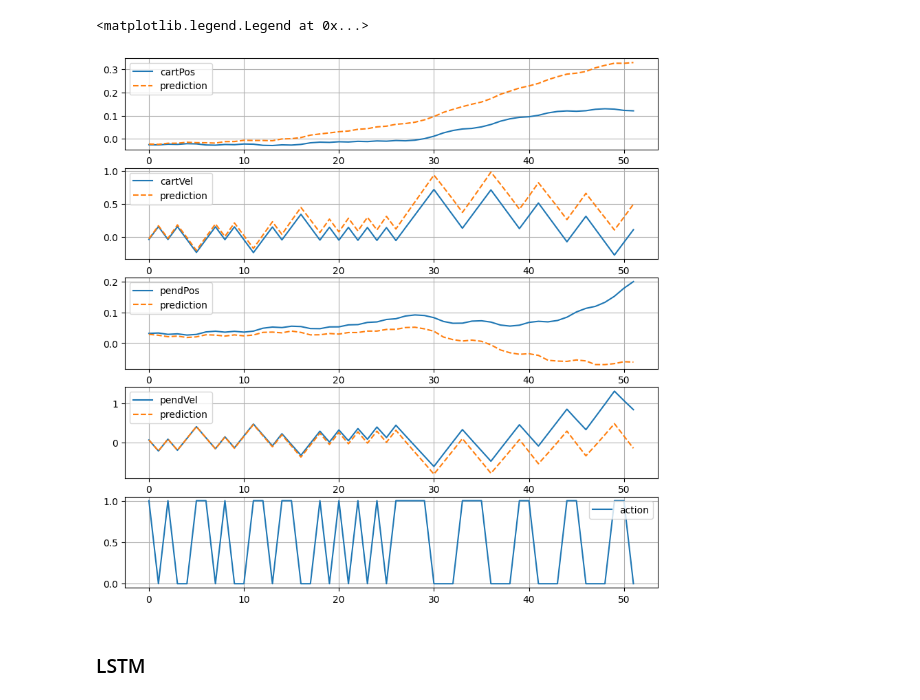
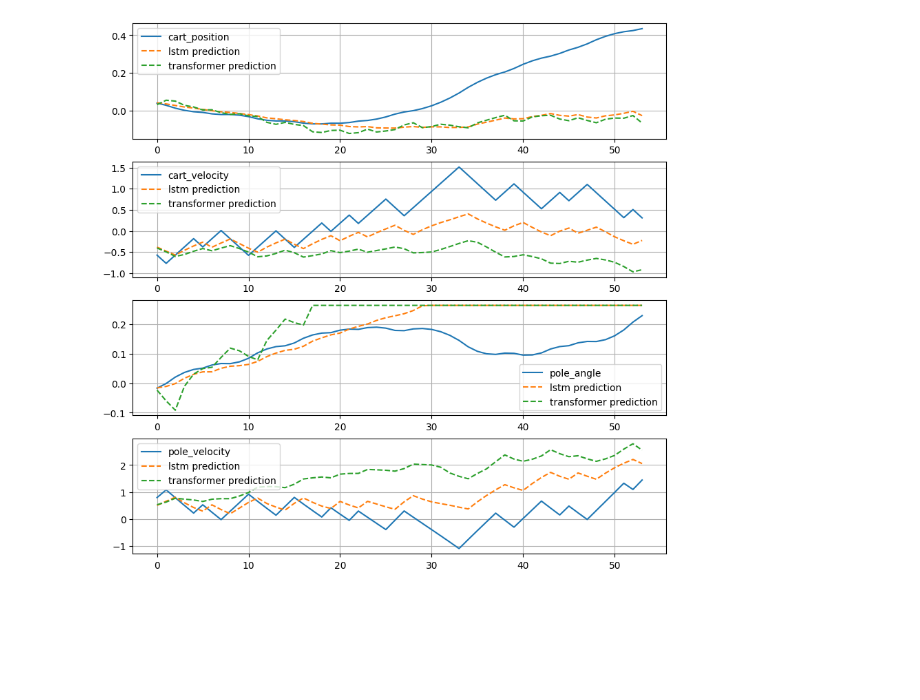
Before and after one commit to FloKit/TimeSeriesTransformer, a Jupyter notebook: Cartpole.ipynb, the cells around one changed output. Saved outputs shown, nothing was run; the diff lists cells and outputs as text; code cells hidden in the pictures; blank space fills up the shorter version.

```diff
--- a/Cartpole.ipynb
+++ b/Cartpole.ipynb
@@ -533,0 +24,4 @@ len(dfEval)
+# %%
+env = gym.make(
+    "CartPole-v1",
+)
@@ -533,0 +48,3 @@ len(dfEval)
+# %%
+# create train dataset
+df = sample_episodes(max_steps = 300, num_episodes = 1000)
@@ -533,0 +156,3 @@ len(dfEval)
+# %%
+input_col = cols[2:]
+target_col = cols[2:-1]
@@ -533,0 +332,8 @@ len(dfEval)
+# %%
+dfEval = sample_episodes(num_episodes=100, max_steps=500)
+dfEval.describe()
+
+row_max_steps = dfEval[dfEval.step == dfEval.step.max()]
+dfEval = dfEval[~dfEval.episode.isin(row_max_steps.episode.unique())]
+row_max_steps = dfEval[dfEval.step == dfEval.step.max()]
+dfEval = dfEval[dfEval.episode==int(row_max_steps.episode)]
@@ -628,20 +416,21 @@ dfNet = pd.DataFrame(transitions)
 # %%
-fig, axs = plt.subplots (5, 1, figsize=(10,10))
+fields = [c for c in target_col if "leg" not in c]
+# fields = target_col
+fig, axs = plt.subplots (len(fields), 1, figsize=(10,10))
 
-fields = [CART_POS, CART_VEL, PEND_POS, PEND_VEL]
 
 for i in range (len(fields)):
     f = fields[i]
-    axs[i].plot(range (len(dfNet)), dfEval[f].values[window_size:window_size+len(dfNet)], label=f)
-    axs[i].plot(range (len(dfNet)), dfNet[f].values, label="prediction", ls="--")
+    axs[i].plot(range (len(lstm_dfNet)), dfEval[f].values[window_size:window_size+len(lstm_dfNet)], label=f)
+    axs[i].plot(range (len(lstm_dfNet)), lstm_dfNet[f].values, label="lstm prediction", ls="--")
+    axs[i].plot(range (len(transformer_dfNet)), transformer_dfNet[f].values, label="transformer prediction", ls="--")
     axs[i].grid()
     axs[i].legend(loc="best")
 
-axs[4].plot(range (len(dfNet)), dfEval[ACTION].values[window_size:window_size+len(dfNet)], label=ACTION)
-axs[4].grid()
-axs[4].legend(loc="best")
+# axs[4].plot(range (len(dfNet)), dfEval[ACTION].values[window_size:window_size+len(dfNet)], label=ACTION)
+# axs[4].grid()
+# axs[4].legend(loc="best")
+
+plt.show()
 # %% [output]
-<matplotlib.legend.Legend at 0x...>
-[figure, old version]
+[figure, new version]
-# %% [markdown]
-### LSTM
```
Also changed, not shown: parts of 57 cells of this notebook, 1 other file.
